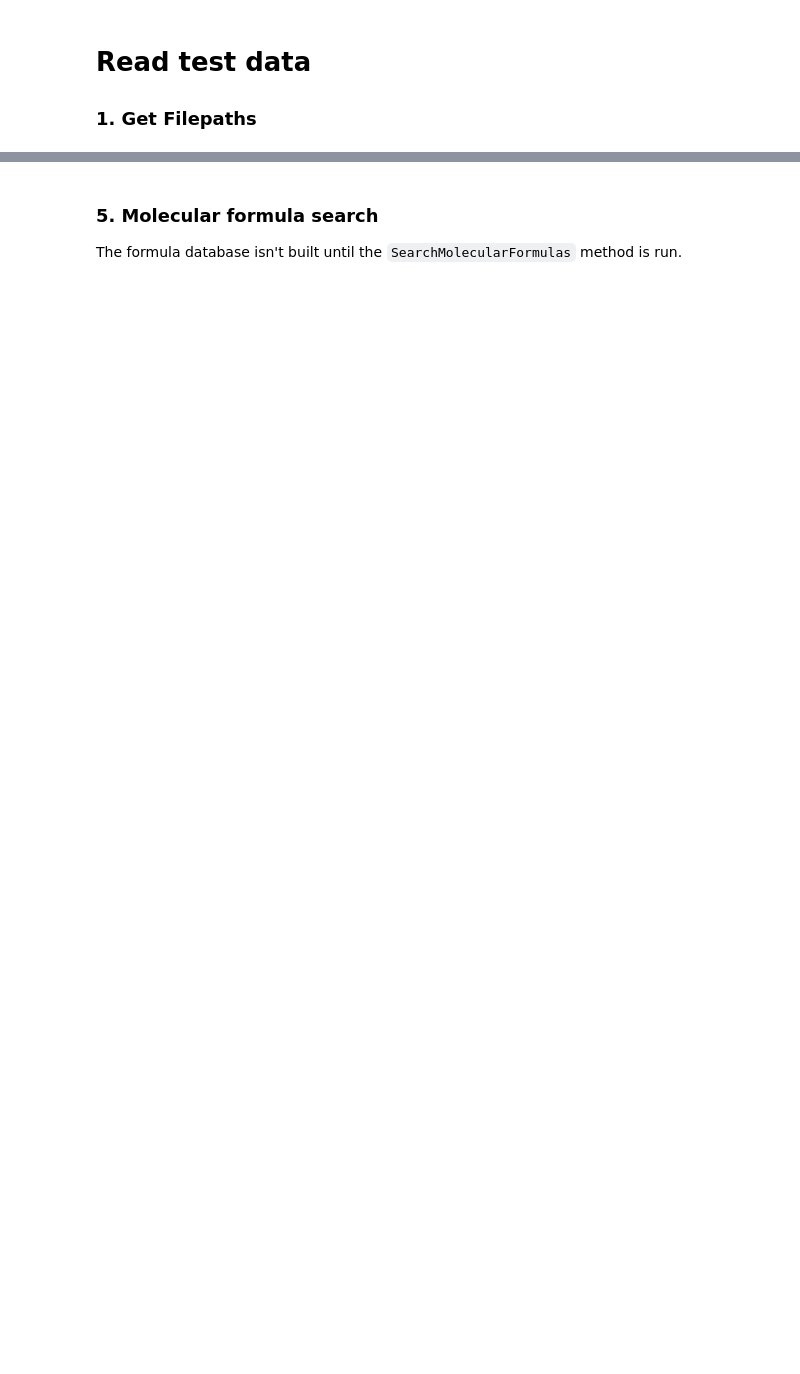
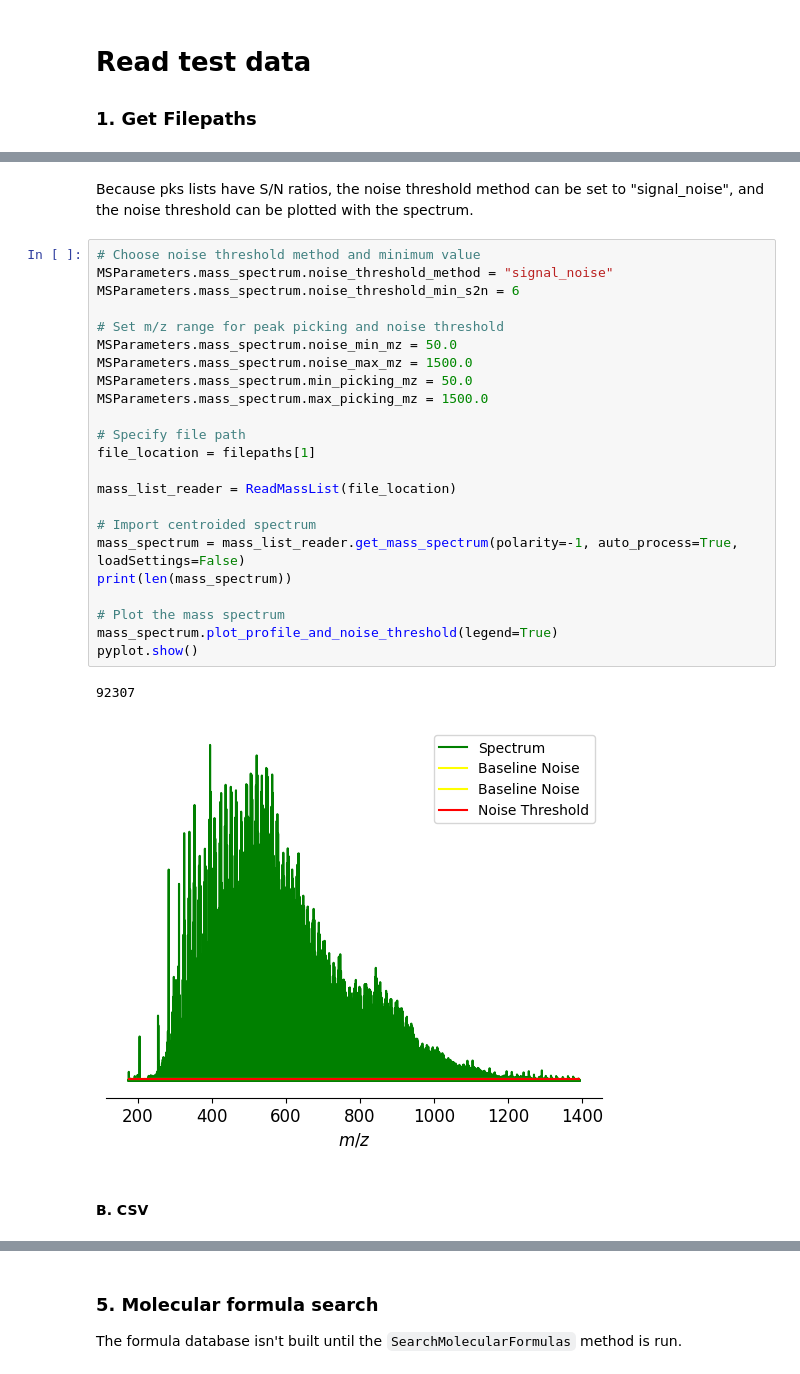
Before and after one commit to robertyoung3/CoreMS, a Jupyter notebook: notebooks/CoreMS_test_AFFFsample.ipynb, the cells around one changed output, grey strips where cells are left out. Cells and saved outputs as stored; diff of their text form; blank space fills up the shorter version.

```diff
--- a/notebooks/CoreMS_test_AFFFsample.ipynb
+++ b/notebooks/CoreMS_test_AFFFsample.ipynb
@@ -59,0 +168,30 @@ mass_spectrum = import_centroid()
+# %% [markdown]
+Because pks lists have S/N ratios, the noise threshold method can be set to "signal_noise", and the noise threshold can be plotted with the spectrum.
+# %%
+# Choose noise threshold method and minimum value
+MSParameters.mass_spectrum.noise_threshold_method = "signal_noise"
+MSParameters.mass_spectrum.noise_threshold_min_s2n = 6
+
+# Set m/z range for peak picking and noise threshold
+MSParameters.mass_spectrum.noise_min_mz = 50.0
+MSParameters.mass_spectrum.noise_max_mz = 1500.0
+MSParameters.mass_spectrum.min_picking_mz = 50.0
+MSParameters.mass_spectrum.max_picking_mz = 1500.0
+
+# Specify file path
+file_location = filepaths[1]
+
+mass_list_reader = ReadMassList(file_location)
+
+# Import centroided spectrum
+mass_spectrum = mass_list_reader.get_mass_spectrum(polarity=-1, auto_process=True, loadSettings=False)
+print(len(mass_spectrum))
+
+# Plot the mass spectrum
+mass_spectrum.plot_profile_and_noise_threshold(legend=True)
+pyplot.show()
+# %% [output]
+92307
+[figure, added]
+# %% [markdown]
+#### B. CSV
```
Also changed, not shown: parts of 35 cells of this notebook, 2 other files.
